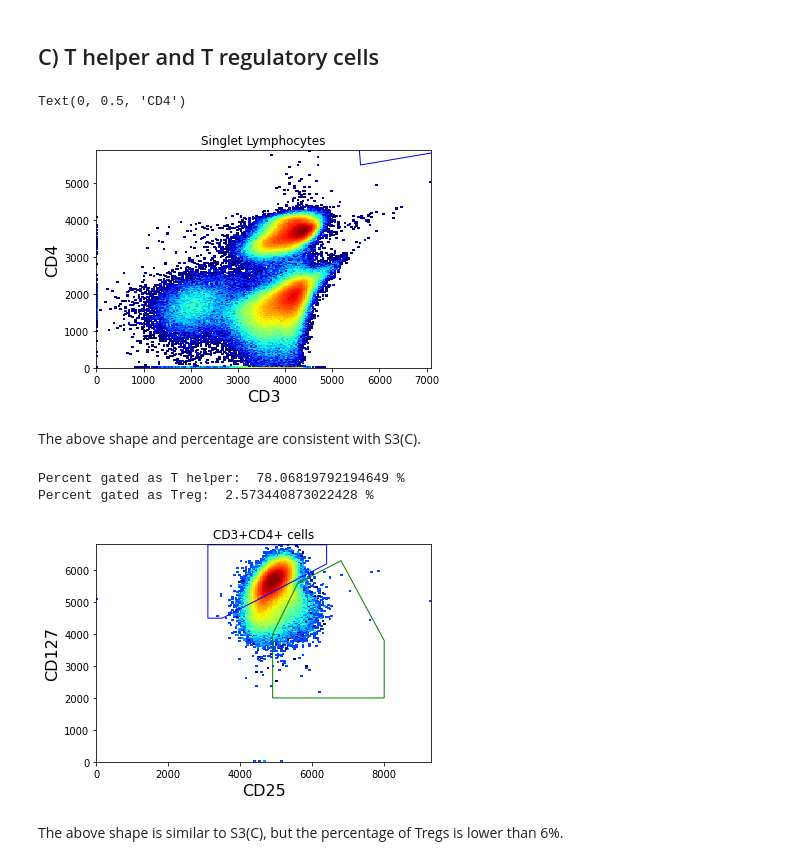
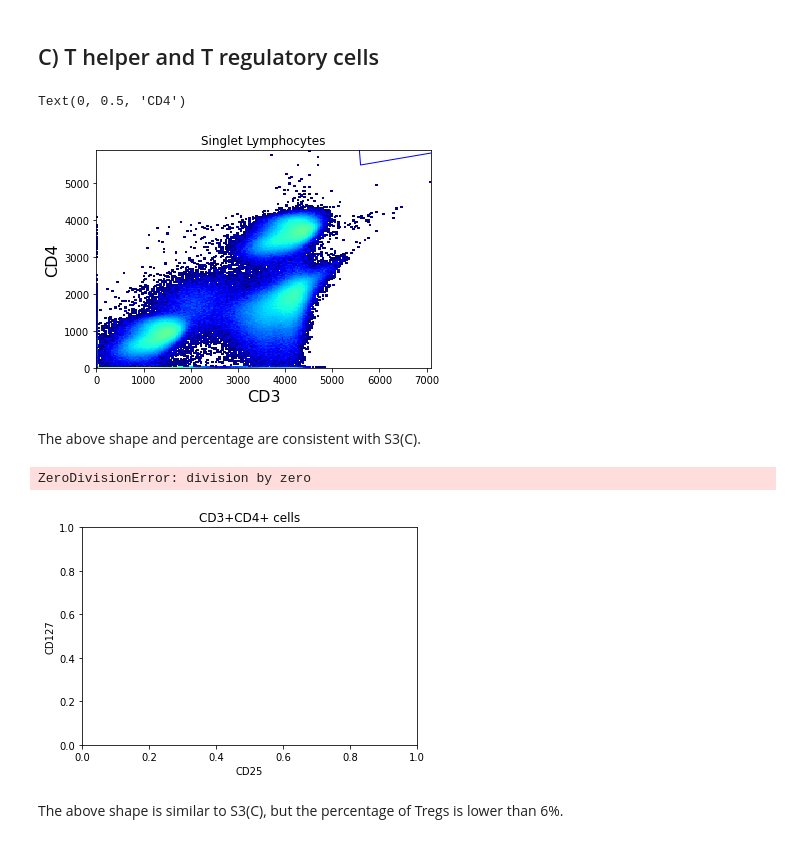
Before and after one commit to meyer-lab/gc-valent, a Jupyter notebook: ckine/liveCellGating_0423_plate1.ipynb, the cells around one changed output. Cells and saved outputs as stored; diff of their text form; code cells hidden in the pictures.

Commit message:
CompGating

```diff
--- a/ckine/liveCellGating_0423_plate1.ipynb
+++ b/ckine/liveCellGating_0423_plate1.ipynb
@@ -55,15 +47,41 @@ def invertMatrix(matrix):
+# %%
+def applyMatrix(sample, matrix):
+    """Multiples two matrices together in the order sample dot matrix"""
+    for c in sample.data.columns:
+        if c not in matrix:
+            sample.data = sample.data.drop([c], axis=1)
+    sample.data = sample.data.dot(matrix)
+    return sample
+# %%
+def subtract_unstained_signal(sample, channels, unstainedWell):
+    """ Subtract mean unstained signal from all input channels for a given sample. """
+    meanBackground = np.mean(unstainedWell.data['RL1-H'])  # Calculates mean unstained signal
+    for _, channel in enumerate(channels):
+        for i, well in enumerate(sample[channel]):
+            if well < meanBackground:
+                #print(sample[channel].iloc[i])
+                sample[channel].iloc[i] = 0.
+                #print(sample[channel].iloc[i])
+            if well >= meanBackground:
+                sample[channel].iloc[i] = sample[channel].iloc[i] - meanBackground
+    return sample
 # %%
-def combineWells(samples, channels_):
+def combineWells(samples, channels_, unstained):
     """Accepts sample array returned from importF, and array of channels, returns transformed combined well data"""
     combinedSamples = samples[0]
     for sample in samples[1:]:
         combinedSamples.data = combinedSamples.data.append(sample.data)
-    #t_combinedSamples = combinedSamples.transform('tlog', channels=channels_)
+    combinedSamples = subtract_unstained_signal(combinedSamples, channels, unstainedWell)
     return combinedSamples
 # %%
 panel1 = combineWells(sample1A, ['VL6-H', 'VL4-H', 'BL1-H', 'VL1-H', 'BL3-H'])
 panel2 = combineWells(sample2B, ['VL4-H', 'BL3-H', 'FSC-H'])
 panel3 = combineWells(sample3C, ['VL6-H', 'VL4-H', 'BL3-H'])
-panel1_ = panel1.transform('tlog', channels=['VL6-H', 'VL4-H', 'BL1-H', 'VL1-H', 'BL3-H'])
-panel2_ = panel2.transform('tlog', channels=['VL4-H', 'BL3-H', 'FSC-H'])
-panel3_ = panel3.transform('tlog', channels=['VL6-H', 'VL4-H', 'BL3-H'])
+
+panel1 = applyMatrix(panel1, compMatrix('04-23', '1','A'))
+panel2 = applyMatrix(panel2, compMatrix('04-23', '1','B'))
+panel3 = applyMatrix(panel3, compMatrix('04-23', '1','C'))
+
+panel1 = panel1.transform("hlog", channels=['VL6-H', 'VL4-H', 'BL1-H', 'VL1-H', 'BL3-H'])
+panel2 = panel2.transform("tlog", channels=['VL4-H', 'BL3-H'])
+panel3 = panel3.transform("tlog", channels=['VL6-H', 'VL4-H', 'BL3-H'])
@@ -81,18 +89,18 @@ panel1X_ = panel1X.transform('tlog', channels=['VL6-H', 'VL4-H', 'BL1-H', 'VL1-H
 ## C) T helper and T regulatory cells
 # %%
 cd3cd4_gate = PolyGate([(5.6e03, 5.5e03), (7.9e03, 6.0e03), (7.9e03, 7.2e03), (5.5e03, 7.2e03)], ('VL4-H', 'VL6-H'), region='in', name='cd3cd4')
-_ = panel1X_.plot(['VL4-H','VL6-H'], gates=cd3cd4_gate, cmap=cm.jet) #CD3, CD4
+_ = panel1.plot(['VL4-H','VL6-H'], gates=cd3cd4_gate, cmap=cm.jet) #CD3, CD4
 plt.title("Singlet Lymphocytes")
 plt.xlabel("CD3")
 plt.ylabel("CD4")
 #print("Percent gated as CD3+CD4+: ", panel1.gate(cd3cd4_gate).counts/panel1.counts*100., "%")
 # %% [output]
 Text(0, 0.5, 'CD4')
-[figure, old version]
+[figure, new version]
 # %% [markdown]
 The above shape and percentage are consistent with S3(C).
 # %%
-samplecd3cd4 = panel1_.gate(cd3cd4_gate)
+samplecd3cd4 = panel1.gate(cd3cd4_gate)
 thelp_gate = PolyGate([(3.1e03, 4.5e03), (3.5e03, 4.5e03), (6.4e03, 6.2e03), (6.4e03, 6.8e03), (3.1e03, 6.8e03)], ('VL1-H', 'BL1-H'), region='in', name='thelp')
 treg_gate = PolyGate([(4.9e03, 4e03), (5.6e03, 5.6e03), (6.8e03, 6.3e03), (8e03, 3.8e03), (8e03, 2.0e3), (4.9e03, 2.0e3)], ('VL1-H', 'BL1-H'), region='in', name='treg')
 _ = samplecd3cd4.plot(['VL1-H','BL1-H'], gates=[thelp_gate,treg_gate], cmap=cm.jet) #CD3, CD4
@@ -102,9 +110,8 @@ plt.ylabel("CD127")
 print("Percent gated as T helper: ", samplecd3cd4.gate(thelp_gate).counts/samplecd3cd4.counts*100., "%")
 print("Percent gated as Treg: ", samplecd3cd4.gate(treg_gate).counts/samplecd3cd4.counts*100., "%")
 # %% [output]
-Percent gated as T helper:  78.06819792194649 %
-Percent gated as Treg:  2.573440873022428 %
+ZeroDivisionError: division by zero
-[figure, old version]
+[figure, new version]
 # %% [markdown]
 The above shape is similar to S3(C), but the percentage of Tregs is lower than 6%.
 # %%
```
Also changed, not shown: parts of 7 cells of this notebook, 2 other files.
